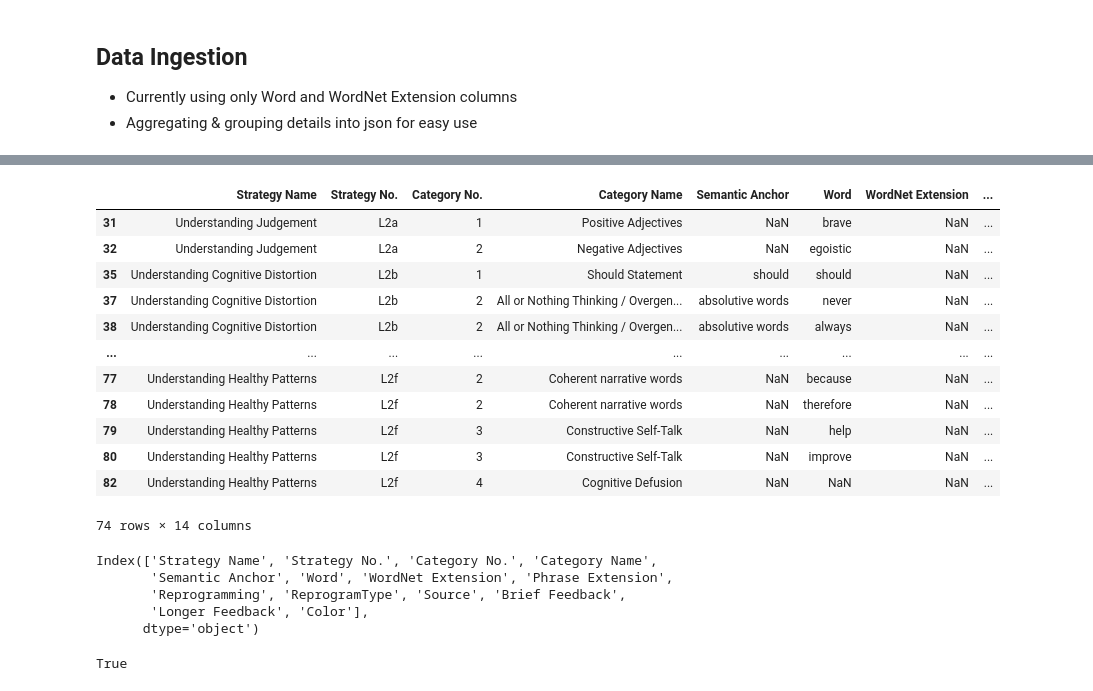
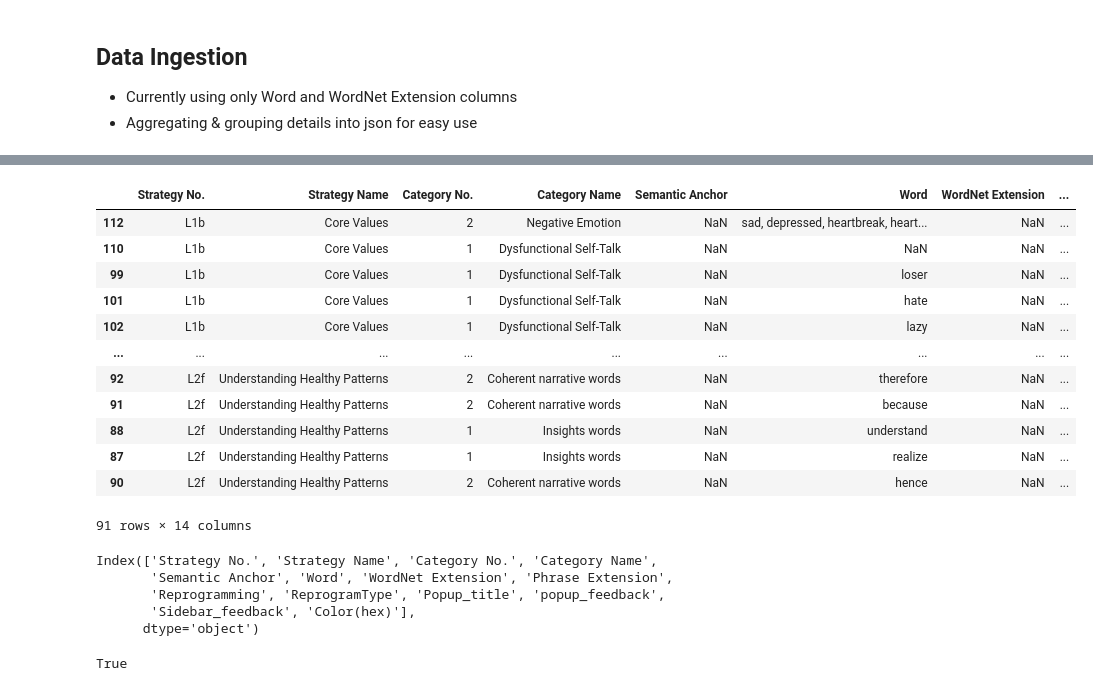
Before and after one commit to ucla-hci/journal, a Jupyter notebook: dict/data_ingestion.ipynb, the cells around one changed output, grey strips where cells are left out. Saved outputs shown, nothing was run; the diff lists cells and outputs as text; code cells hidden in the pictures.

Commit message:
new dict integration

```diff
--- a/dict/data_ingestion.ipynb
+++ b/dict/data_ingestion.ipynb
@@ -8,7 +8,7 @@ import pandas as pd
 import json
 import numpy as np
 # %%
-df = pd.read_csv('dict4dataset_05-30.csv')
+df = pd.read_csv('dict4dataset_06_21_22.csv')
 # %%
 df
 # %% [output]
@@ -28,42 +28,42 @@ df
 # %%
-df_clean = df.replace({"Word": "/", "WordNet Extension": "/"}, np.nan) \
+df_clean = df.replace({"Word": "/", "WordNet Extension": "/", "Phrase Extension": "/"}, np.nan) \
              .dropna(subset=['Category No.']) \
              .astype({'Category No.': 'int32'}) \
              .sort_values(["Strategy No."])
 
 # df_clean = df.dropna(subset=['Category No.']) \
 #              .astype({'Category No.': 'int32'}) \
 #              .sort_values(["Strategy No."])
 
 # for wordnet extension split at comma
 df_clean['WordNet Extension'] = df_clean['WordNet Extension'].apply(lambda x: x.split(',') if isinstance(x,str) else x)
 df_clean['Phrase Extension'] = df_clean['Phrase Extension'].apply(lambda x: x.split(',') if isinstance(x,str) else x)
 
 # for reprogramming split at ;
 df_clean['Reprogramming'] = df_clean['Reprogramming'].apply(lambda x: x.split(';') if isinstance(x,str) else x)
 
 df_clean
 # %% [output]
-|  | Strategy Name | Strategy No. | Category No. | Category Name | Semantic Anchor | Word | WordNet Extension | ... |
-| 31 | Understanding Judgement | L2a | 1 | Positive Adjectives | NaN | brave | NaN | ... |
-| 32 | Understanding Judgement | L2a | 2 | Negative Adjectives | NaN | egoistic | NaN | ... |
-| 35 | Understanding Cognitive Distortion | L2b | 1 | Should Statement | should | should | NaN | ... |
-| 37 | Understanding Cognitive Distortion | L2b | 2 | All or Nothing Thinking / Overgen... | absolutive words | never | NaN | ... |
-| 38 | Understanding Cognitive Distortion | L2b | 2 | All or Nothing Thinking / Overgen... | absolutive words | always | NaN | ... |
+|  | Strategy No. | Strategy Name | Category No. | Category Name | Semantic Anchor | Word | WordNet Extension | ... |
+| 112 | L1b | Core Values | 2 | Negative Emotion | NaN | sad, depressed, heartbreak, heart... | NaN | ... |
+| 110 | L1b | Core Values | 1 | Dysfunctional Self-Talk | NaN | NaN | NaN | ... |
+| 99 | L1b | Core Values | 1 | Dysfunctional Self-Talk | NaN | loser | NaN | ... |
+| 101 | L1b | Core Values | 1 | Dysfunctional Self-Talk | NaN | hate | NaN | ... |
+| 102 | L1b | Core Values | 1 | Dysfunctional Self-Talk | NaN | lazy | NaN | ... |
 | ... | ... | ... | ... | ... | ... | ... | ... | ... |
-| 77 | Understanding Healthy Patterns | L2f | 2 | Coherent narrative words | NaN | because | NaN | ... |
-| 78 | Understanding Healthy Patterns | L2f | 2 | Coherent narrative words | NaN | therefore | NaN | ... |
-| 79 | Understanding Healthy Patterns | L2f | 3 | Constructive Self-Talk | NaN | help | NaN | ... |
-| 80 | Understanding Healthy Patterns | L2f | 3 | Constructive Self-Talk | NaN | improve | NaN | ... |
-| 82 | Understanding Healthy Patterns | L2f | 4 | Cognitive Defusion | NaN | NaN | NaN | ... |
+| 92 | L2f | Understanding Healthy Patterns | 2 | Coherent narrative words | NaN | therefore | NaN | ... |
+| 91 | L2f | Understanding Healthy Patterns | 2 | Coherent narrative words | NaN | because | NaN | ... |
+| 88 | L2f | Understanding Healthy Patterns | 1 | Insights words | NaN | understand | NaN | ... |
+| 87 | L2f | Understanding Healthy Patterns | 1 | Insights words | NaN | realize | NaN | ... |
+| 90 | L2f | Understanding Healthy Patterns | 2 | Coherent narrative words | NaN | hence | NaN | ... |
-74 rows × 14 columns
+91 rows × 14 columns
 # %%
 df_clean.columns
 # %% [output]
-Index(['Strategy Name', 'Strategy No.', 'Category No.', 'Category Name',
+Index(['Strategy No.', 'Strategy Name', 'Category No.', 'Category Name',
        'Semantic Anchor', 'Word', 'WordNet Extension', 'Phrase Extension',
-       'Reprogramming', 'ReprogramType', 'Source', 'Brief Feedback',
-       'Longer Feedback', 'Color'],
+       'Reprogramming', 'ReprogramType', 'Popup_title', 'popup_feedback',
+       'Sidebar_feedback', 'Color(hex)'],
       dtype='object')
 # %%
 groupped = df_clean.groupby(["Strategy No.", "Category No.", "Category Name", "Semantic Anchor"], dropna=False) \
```
Also changed, not shown: parts of 4 cells of this notebook, 5 other files.
